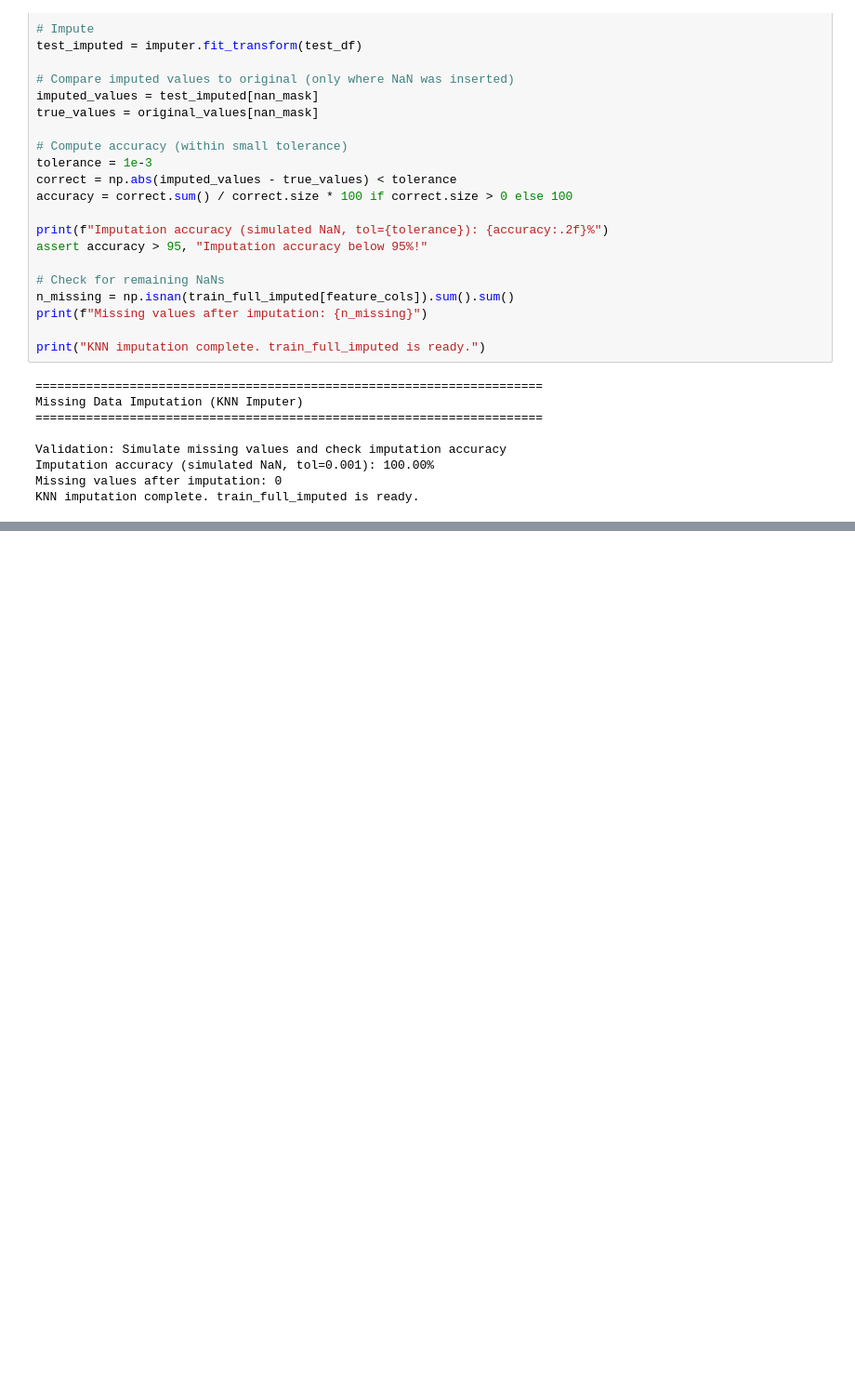
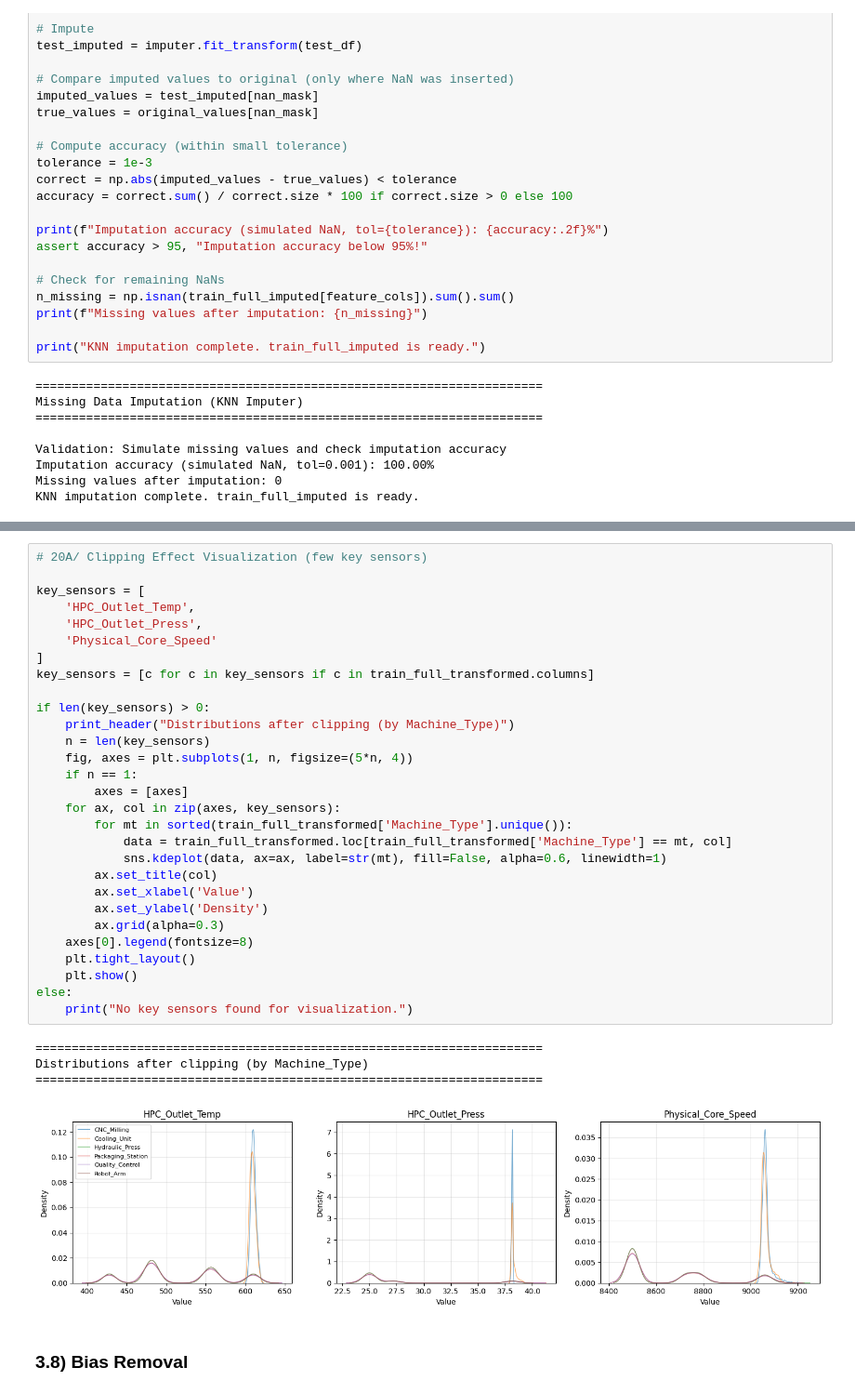
Before and after one commit to canozkan17/ROS2-Based-Smart-Factory-Digital-Twin, a Jupyter notebook: CMAPSS_ML_training.ipynb, the cells around one changed output, grey strips where cells are left out. Shown at 93% size. Drawn from its saved outputs; the diff is of its cells as text; blank space fills up the shorter version.

```diff
--- a/CMAPSS_ML_training.ipynb
+++ b/CMAPSS_ML_training.ipynb
@@ -1729,0 +2086,36 @@ plt.show()
+# %%
+# 20A/ Clipping Effect Visualization (few key sensors)
+
+key_sensors = [
+    'HPC_Outlet_Temp',
+    'HPC_Outlet_Press',
+    'Physical_Core_Speed'
+]
+key_sensors = [c for c in key_sensors if c in train_full_transformed.columns]
+
+if len(key_sensors) > 0:
+    print_header("Distributions after clipping (by Machine_Type)")
+    n = len(key_sensors)
+    fig, axes = plt.subplots(1, n, figsize=(5*n, 4))
+    if n == 1:
+        axes = [axes]
+    for ax, col in zip(axes, key_sensors):
+        for mt in sorted(train_full_transformed['Machine_Type'].unique()):
+            data = train_full_transformed.loc[train_full_transformed['Machine_Type'] == mt, col]
+            sns.kdeplot(data, ax=ax, label=str(mt), fill=False, alpha=0.6, linewidth=1)
+        ax.set_title(col)
+        ax.set_xlabel('Value')
+        ax.set_ylabel('Density')
+        ax.grid(alpha=0.3)
+    axes[0].legend(fontsize=8)
+    plt.tight_layout()
+    plt.show()
+else:
+    print("No key sensors found for visualization.")
+# %% [output]
+======================================================================
+Distributions after clipping (by Machine_Type)
+======================================================================
+[figure, added]
+# %% [markdown]
+### 3.8) Bias Removal
```
Also changed, not shown: parts of 15 cells of this notebook.
